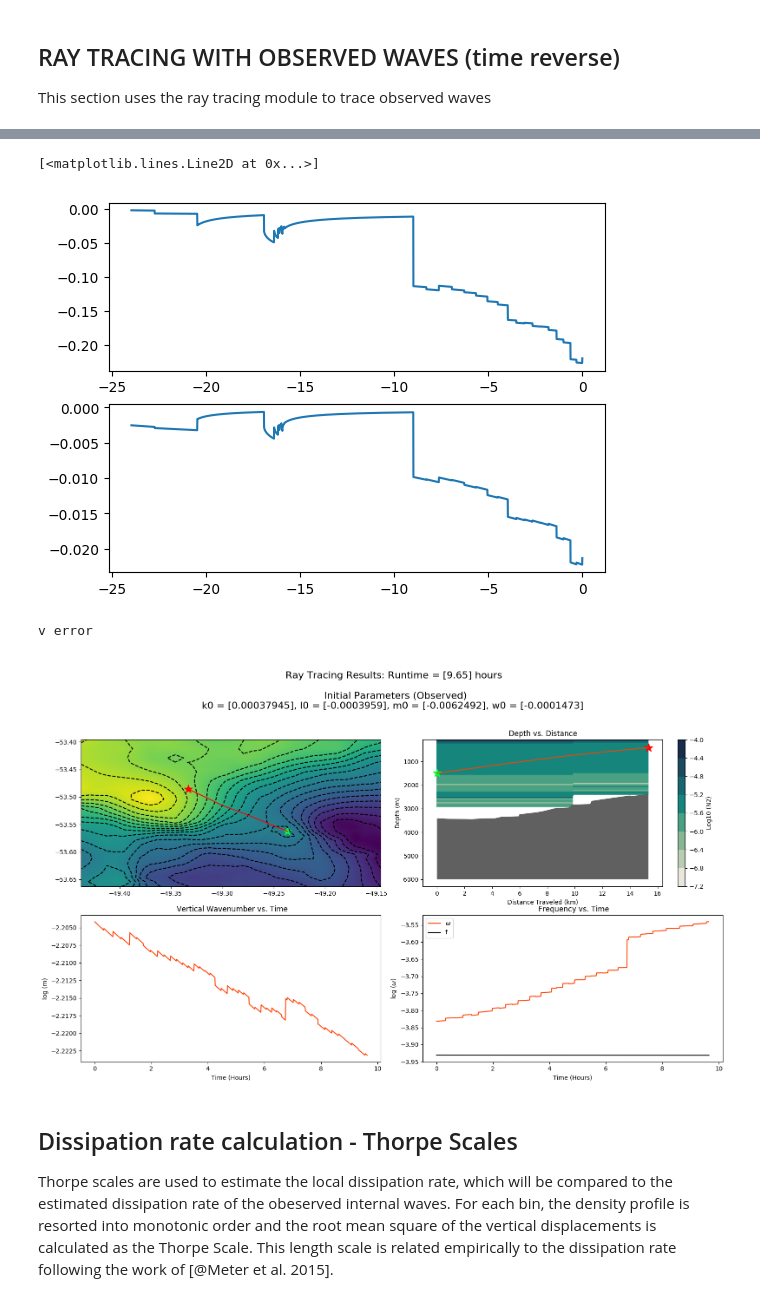
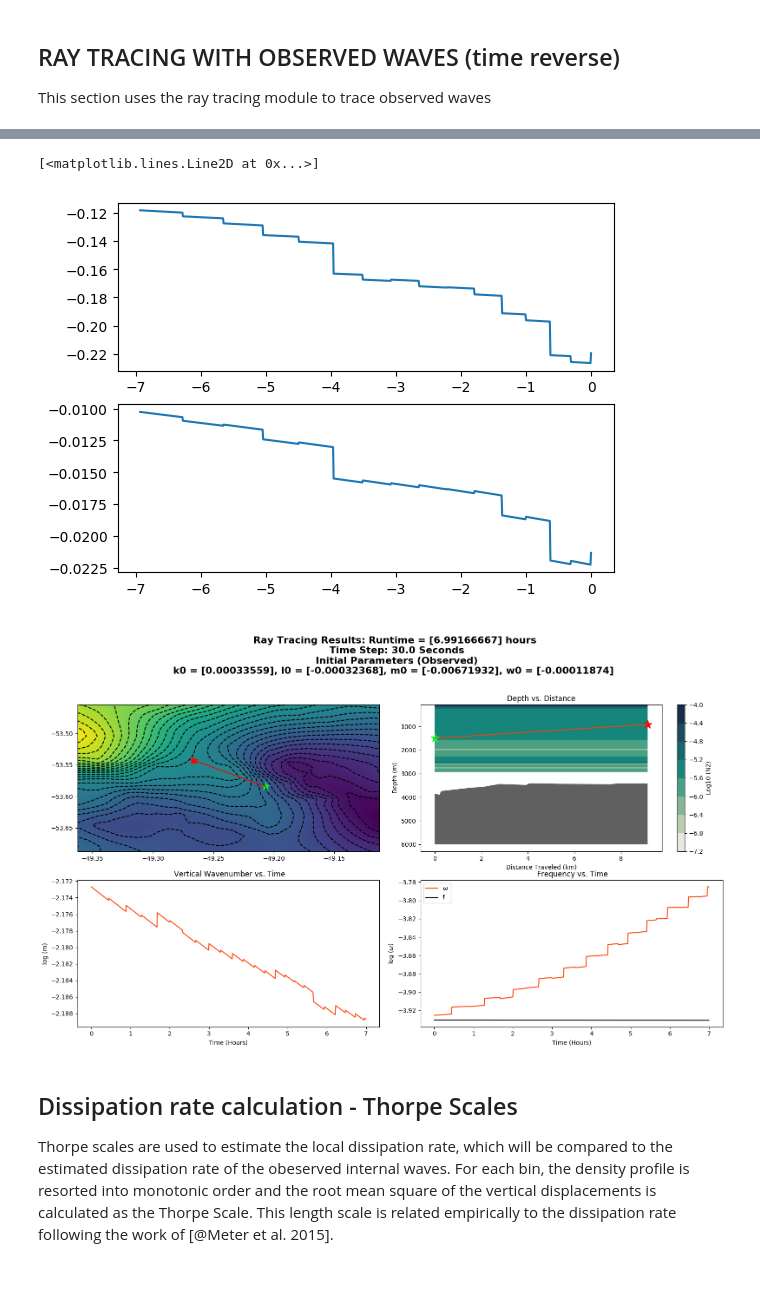
Before and after one commit to saltyPhysics/Lee_waves_dissertation, a Jupyter notebook: Dissertation Log.ipynb, the cells around one changed output, grey strips where cells are left out. Saved outputs shown, nothing was run; the diff lists cells and outputs as text; code cells hidden in the pictures.

```diff
--- a/Dissertation Log.ipynb
+++ b/Dissertation Log.ipynb
@@ -615,5 +615,5 @@ wave = rt.Wave(k=k0, l=l0, m=m0, w0=w0, z0=1500,t0=towyo_date,
               )
 
 
-results = rt.run_tracing(wave, gem, duration=24, tstep=30, time_direction='reverse', status=False)
+results = rt.run_tracing(wave, gem, duration=24, tstep=15, time_direction='reverse', status=False)
 # %% [output]
@@ -632,17 +633,22 @@ plt.subplot(212)
 plt.plot(results['elapsed_time'][:-1]/3600, results['cgz'])
 # %% [output]
 [<matplotlib.lines.Line2D at 0x...>]
-[figure, old version]
+[figure, new version]
 # %%
 # forward testing
-wave = rt.Wave(k=k0, l=l0, m=m0, w0=w0, z0=1500, lat=lat[:,5], lon=lon[:,5],
-              t0=towyo_date)
+k0 = results['k'][-1]
+l0 = results['l'][-1]
+m0 = results['m'][-1]
+w0 = results['omega'][-3]
+wave = rt.Wave(k=k0, l=l0, m=m0, w0=w0, z0=1500,
+               lat=results['lat'][-1],
+               lon=results['lon'][-1],
+               t0=results['time'][-1])
 gem = rt.satGEM_field()
-results = rt.run_tracing(wave, gem, duration=10, tstep=30, time_direction='forward', status=False)
-fig2 = rt.dashboard(results, gem, ms=200, buffer=.1)
+results1 = rt.run_tracing(wave, gem, duration=7, tstep=30, time_direction='forward', status=False)
+fig2 = rt.dashboard(results1, gem, ms=200, buffer=.1, cls=30)
 # %% [output]
-v error
-[figure, old version]
+[figure, new version]
 # %% [markdown]
 ## Dissipation rate calculation - Thorpe Scales
 Thorpe scales are used to estimate the local dissipation rate, which will be compared to the estimated dissipation rate of the obeserved internal waves. For each bin, the density profile is resorted into monotonic order and the root mean square of the vertical displacements is calculated as the Thorpe Scale. This length scale is related empirically to the dissipation rate following the work of [@Meter et al. 2015].
```
Also changed, not shown: parts of 11 cells of this notebook, 1 other file.
